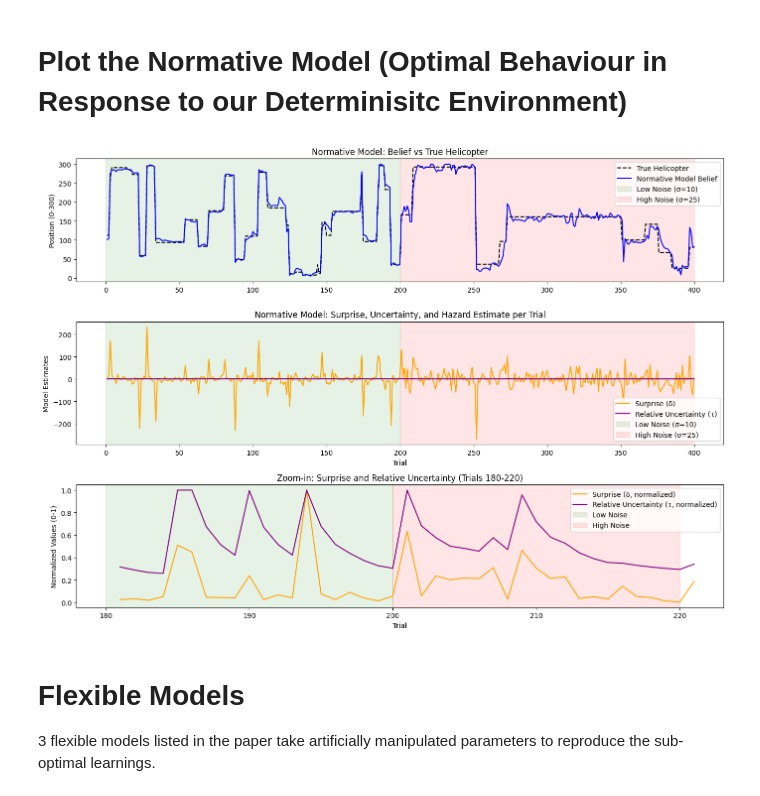
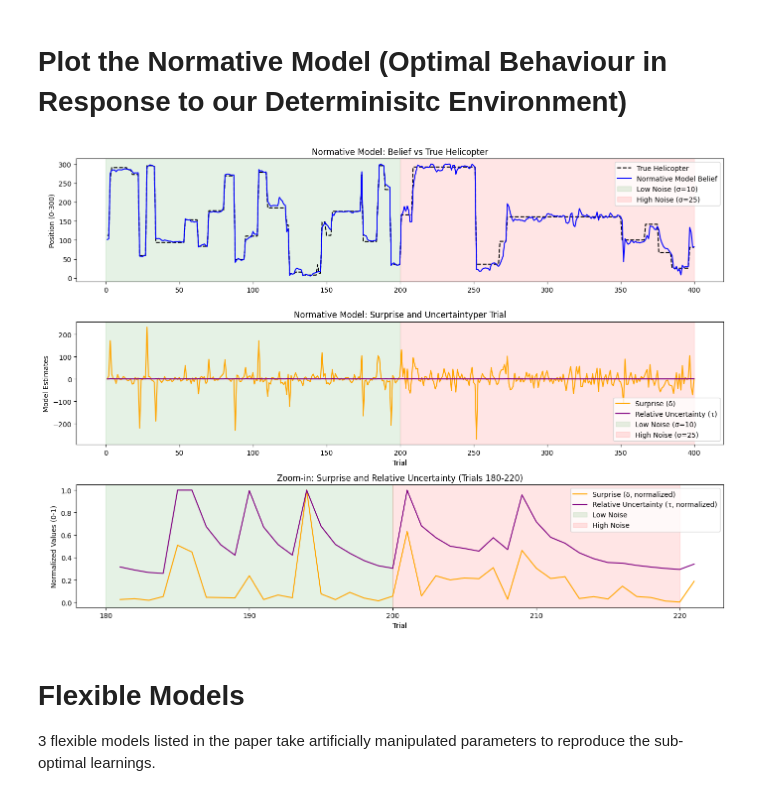
Before and after one commit to asukakuwahara/Nassar_et_al_2016, a Jupyter notebook: Nassar_2016_Norm,_Flex,_and_Demo_Rough.ipynb, the cells around one changed output. Cells and saved outputs as stored; diff of their text form; code cells hidden in the pictures.

```diff
--- a/Nassar_2016_Norm,_Flex,_and_Demo_Rough.ipynb
+++ b/Nassar_2016_Norm,_Flex,_and_Demo_Rough.ipynb
@@ -514,35 +514,35 @@ plt.plot(normative_model_results['Trial'], normative_model_results['PredictionEr
 plt.plot(normative_model_results['Trial'], normative_model_results['RelUncertainty'], color='purple', label='Relative Uncertainty (τ)')
 plt.axvspan(0, 200, color='green', alpha=0.1, label='Low Noise (σ=10)')
 plt.axvspan(200, 400, color='red', alpha=0.1, label='High Noise (σ=25)')
 plt.ylabel("Model Estimates")
 plt.xlabel("Trial")
-plt.title("Normative Model: Surprise, Uncertainty, and Hazard Estimate per Trial")
+plt.title("Normative Model: Surprise and Uncertaintyper Trial")
 plt.legend()
 
 # Zoom-in
 zoom_start, zoom_end = 180, 220
 trials_zoom = normative_model_results['Trial'][zoom_start:zoom_end+1]
 
 # Normalize for visual clarity
 pred_error_zoom = np.abs(normative_model_results['PredictionError'][zoom_start:zoom_end+1])
 pred_error_norm = pred_error_zoom / np.max(pred_error_zoom)
 rel_unc_zoom = normative_model_results['RelUncertainty'][zoom_start:zoom_end+1]
 rel_unc_norm = rel_unc_zoom / np.max(rel_unc_zoom)
 
 plt.subplot(3,1,3)
 plt.plot(trials_zoom, pred_error_norm, color='orange', label='Surprise (δ, normalized)')
 plt.plot(trials_zoom, rel_unc_norm, color='purple', label='Relative Uncertainty (τ, normalized)')
 plt.axvspan(180, 200, color='green', alpha=0.1, label='Low Noise')
 plt.axvspan(200, 220, color='red', alpha=0.1, label='High Noise')
 plt.ylabel("Normalized Values (0-1)")
 plt.xlabel("Trial")
 plt.title("Zoom-in: Surprise and Relative Uncertainty (Trials 180-220)")
 plt.legend()
 
 plt.tight_layout()
 plt.show()
 # %% [output]
-[figure, old version]
+[figure, new version]
 # %% [markdown]
 # Flexible Models
 
```
Also changed, not shown: parts of 3 cells of this notebook.
